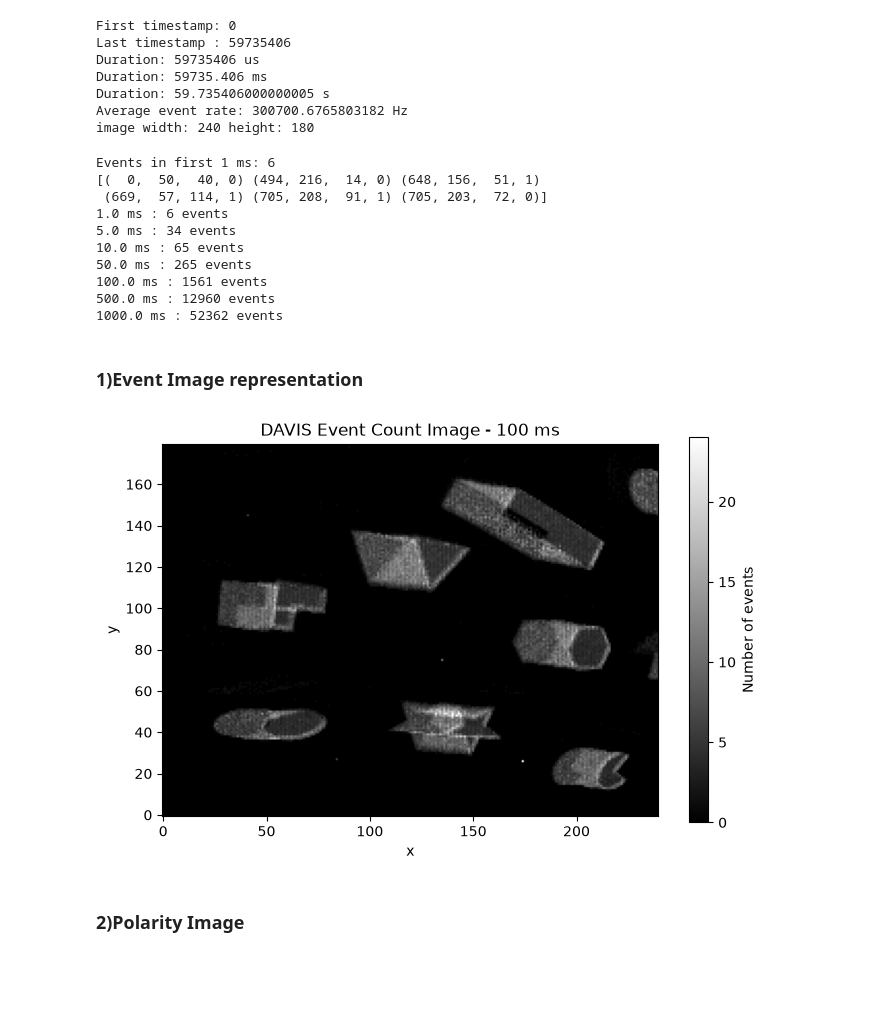
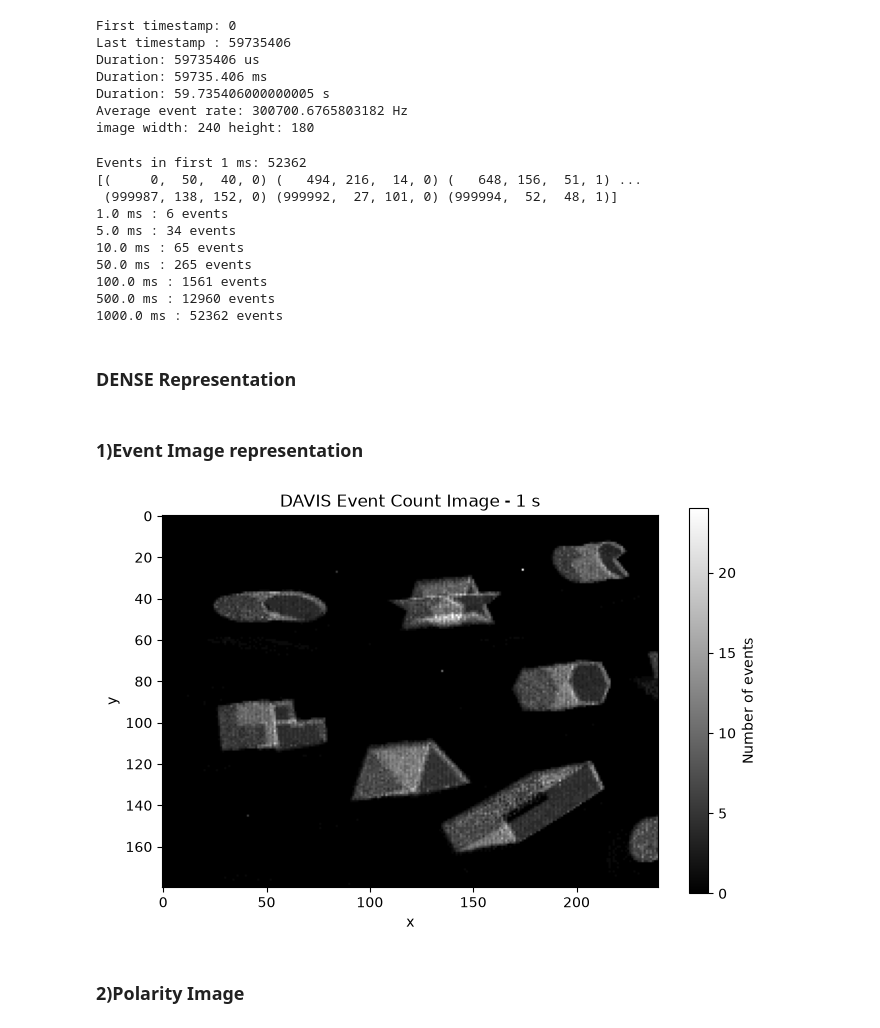
Before and after one commit to mvbc-22/SNN_VIO, a Jupyter notebook: notebooks/01_tonic_davis_test.ipynb, the cells around one changed output. Cells and saved outputs as stored; diff of their text form; code cells hidden in the pictures; blank space fills up the shorter version.

Commit message:
Event Data Sparse Representation

```diff
--- a/notebooks/01_tonic_davis_test.ipynb
+++ b/notebooks/01_tonic_davis_test.ipynb
@@ -168,8 +168,10 @@ Duration: 59.735406000000005 s
 Average event rate: 300700.6765803182 Hz
 image width: 240 height: 180
 # %%
+
+import numpy as np
 t_start = 0
-t_end = 1000       # 1000 μs = 1 ms
+t_end = 1000000       # 1000 μs = 1 ms
 
 mask = (t >= t_start) & (t < t_end)
 events_1ms = events[mask]
@@ -183,9 +185,9 @@ for window_us in [1000, 5000, 10000, 50000, 100000, 500000, 1000000]:
         f"{np.sum(mask):} events"
     )
 # %% [output]
-Events in first 1 ms: 6
-[(  0,  50,  40, 0) (494, 216,  14, 0) (648, 156,  51, 1)
- (669,  57, 114, 1) (705, 208,  91, 1) (705, 203,  72, 0)]
+Events in first 1 ms: 52362
+[(     0,  50,  40, 0) (   494, 216,  14, 0) (   648, 156,  51, 1) ...
+ (999987, 138, 152, 0) (999992,  27, 101, 0) (999994,  52,  48, 1)]
 1.0 ms : 6 events
 5.0 ms : 34 events
 10.0 ms : 65 events
@@ -193,6 +195,8 @@ Events in first 1 ms: 6
 100.0 ms : 1561 events
 500.0 ms : 12960 events
 1000.0 ms : 52362 events
+# %% [markdown]
+### DENSE Representation
 # %% [markdown]
 ### 1)Event Image representation
 # %%
@@ -215,15 +219,15 @@ for xi, yi in zip(x_w, y_w):
 # %%
 import matplotlib.pyplot as plt
 
 plt.figure(figsize=(8, 5))
-plt.imshow(event_frame, cmap="gray", origin="lower")
+plt.imshow(event_frame, cmap="gray", origin="upper")
 plt.xlabel("x")
 plt.ylabel("y")
-plt.title("DAVIS Event Count Image - 100 ms")
+plt.title("DAVIS Event Count Image - 1 s")
 plt.colorbar(label="Number of events")
 plt.show()
 # %% [output]
-[figure, old version]
+[figure, new version]
 # %% [markdown]
 ### 2)Polarity Image
 # %%
```
Also changed, not shown: parts of 21 cells of this notebook.
